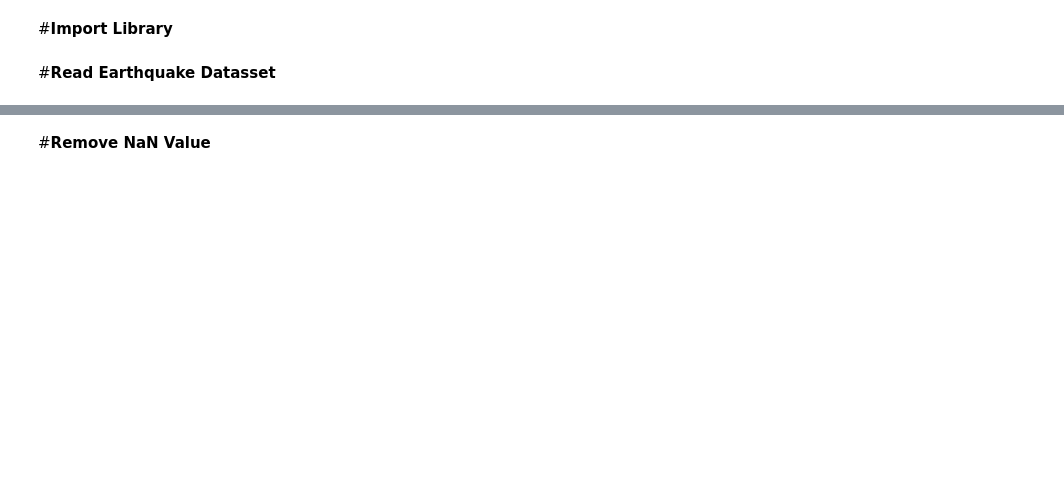
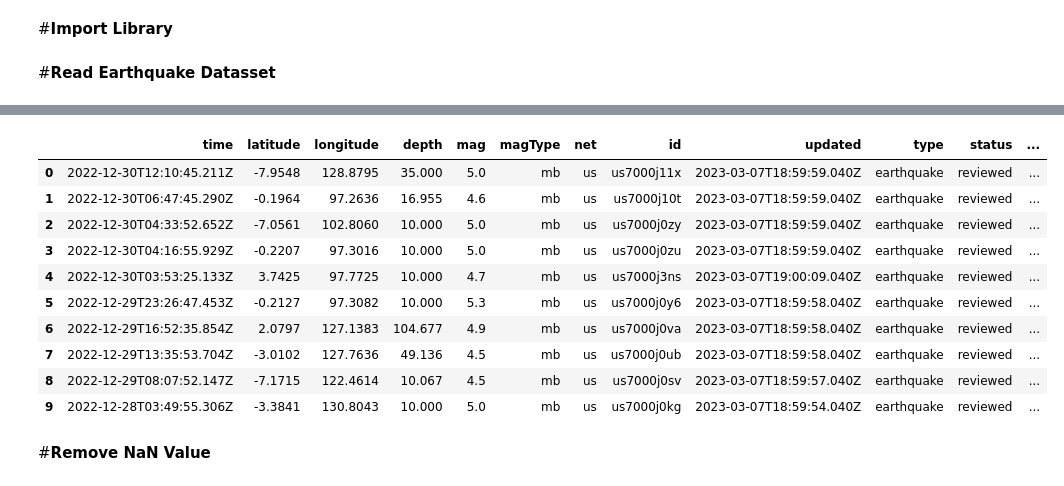
Before and after one commit to arifadli/Earthquake-Data-Preprocessing, a Jupyter notebook: Remove_Duplicate_NaN_Null_Indonesia.ipynb, the cells around one changed output, grey strips where cells are left out. Drawn from its saved outputs; the diff is of its cells as text; code cells hidden in the pictures; blank space fills up the shorter version.

```diff
--- a/Remove_Duplicate_NaN_Null_Indonesia.ipynb
+++ b/Remove_Duplicate_NaN_Null_Indonesia.ipynb
@@ -44,0 +52,19 @@ df.head(5)
+# %%
+# Mengambil hanya kolom yang diinginkan
+selected_columns = ['time', 'latitude', 'longitude', 'depth', 'mag', 'magType', 'net', 'id', 'updated', 'type', 'status', 'locationSource', 'magSource']
+df_selected_columns = df[selected_columns]
+
+# Menampilkan DataFrame yang hanya berisi kolom yang dipilih
+df_selected_columns.head(10)
+# %% [output]
+|  | time | latitude | longitude | depth | mag | magType | net | id | updated | type | status | ... |
+| 0 | 2022-12-30T12:10:45.211Z | -7.9548 | 128.8795 | 35.000 | 5.0 | mb | us | us7000j11x | 2023-03-07T18:59:59.040Z | earthquake | reviewed | ... |
+| 1 | 2022-12-30T06:47:45.290Z | -0.1964 | 97.2636 | 16.955 | 4.6 | mb | us | us7000j10t | 2023-03-07T18:59:59.040Z | earthquake | reviewed | ... |
+| 2 | 2022-12-30T04:33:52.652Z | -7.0561 | 102.8060 | 10.000 | 5.0 | mb | us | us7000j0zy | 2023-03-07T18:59:59.040Z | earthquake | reviewed | ... |
+| 3 | 2022-12-30T04:16:55.929Z | -0.2207 | 97.3016 | 10.000 | 5.0 | mb | us | us7000j0zu | 2023-03-07T18:59:59.040Z | earthquake | reviewed | ... |
+| 4 | 2022-12-30T03:53:25.133Z | 3.7425 | 97.7725 | 10.000 | 4.7 | mb | us | us7000j3ns | 2023-03-07T19:00:09.040Z | earthquake | reviewed | ... |
+| 5 | 2022-12-29T23:26:47.453Z | -0.2127 | 97.3082 | 10.000 | 5.3 | mb | us | us7000j0y6 | 2023-03-07T18:59:58.040Z | earthquake | reviewed | ... |
+| 6 | 2022-12-29T16:52:35.854Z | 2.0797 | 127.1383 | 104.677 | 4.9 | mb | us | us7000j0va | 2023-03-07T18:59:58.040Z | earthquake | reviewed | ... |
+| 7 | 2022-12-29T13:35:53.704Z | -3.0102 | 127.7636 | 49.136 | 4.5 | mb | us | us7000j0ub | 2023-03-07T18:59:58.040Z | earthquake | reviewed | ... |
+| 8 | 2022-12-29T08:07:52.147Z | -7.1715 | 122.4614 | 10.067 | 4.5 | mb | us | us7000j0sv | 2023-03-07T18:59:57.040Z | earthquake | reviewed | ... |
+| 9 | 2022-12-28T03:49:55.306Z | -3.3841 | 130.8043 | 10.000 | 5.0 | mb | us | us7000j0kg | 2023-03-07T18:59:54.040Z | earthquake | reviewed | ... |
```
Also changed, not shown: parts of 9 cells of this notebook, 3 other files.
